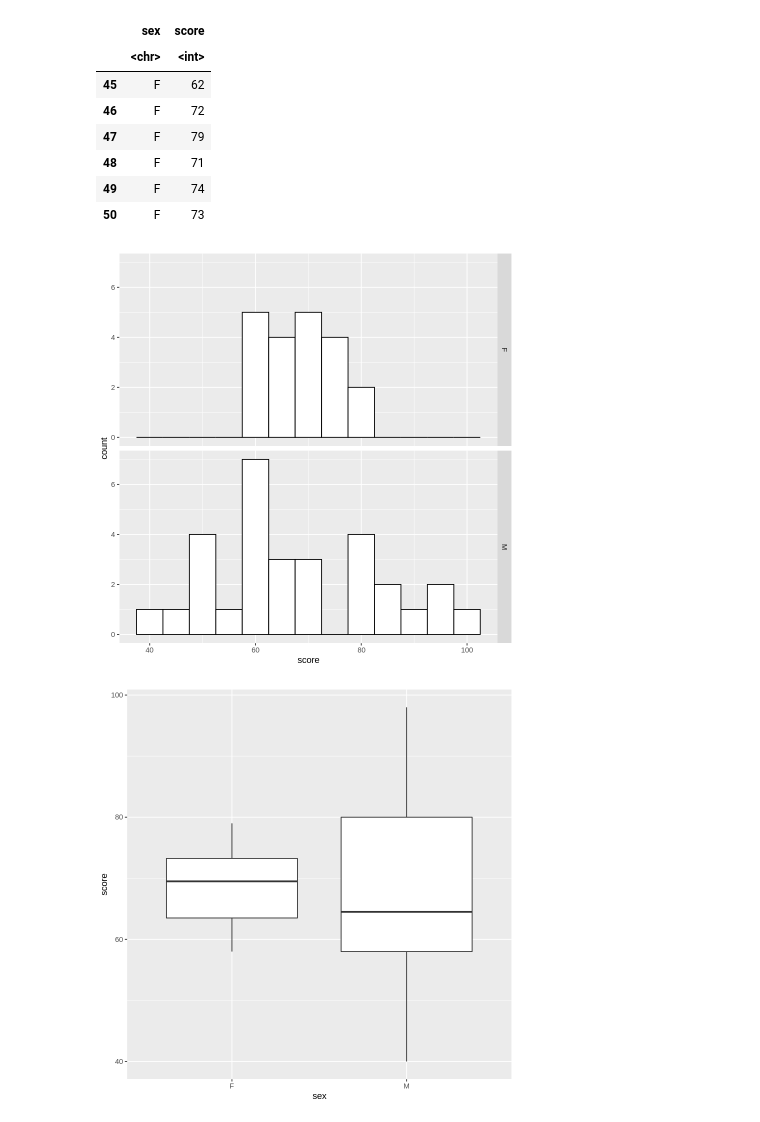
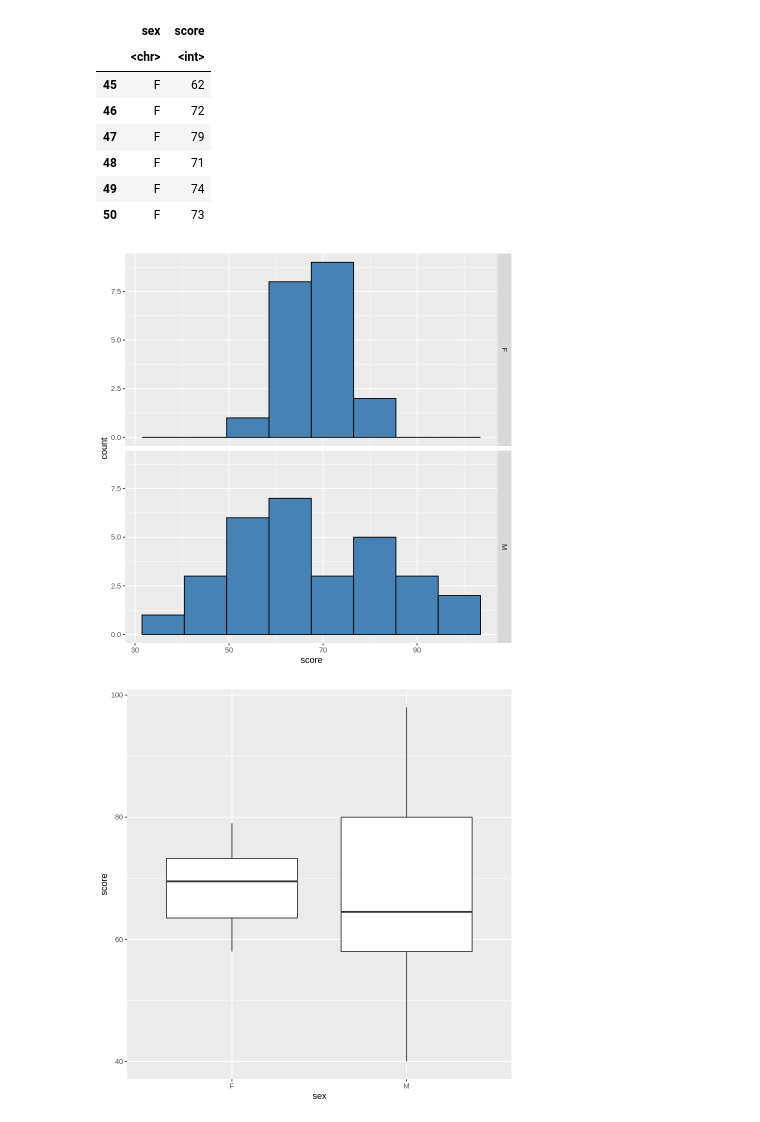
Before and after one commit to data-better/statistics, a Jupyter notebook: R_Intro.ipynb, the cells around one changed output. Saved outputs shown, nothing was run; the diff lists cells and outputs as text; code cells hidden in the pictures.

```diff
--- a/R_Intro.ipynb
+++ b/R_Intro.ipynb
@@ -191,10 +197,10 @@ A data.frame: 6 × 2
 library(ggplot2)
 # %%
 ggplot(data, aes(x = score)) +
-  geom_histogram(fill = "white", colour = "black", binwidth = 5) +
+  geom_histogram(fill = "steelblue", colour = "black", binwidth = 9) +
   facet_grid(sex ~ .)
 # %% [output]
-[figure, old version]
+[figure, new version]
 # %%
 ggplot(data, aes(x = sex, y = score)) +
   geom_boxplot()
```
Also changed, not shown: parts of 5 cells of this notebook.
